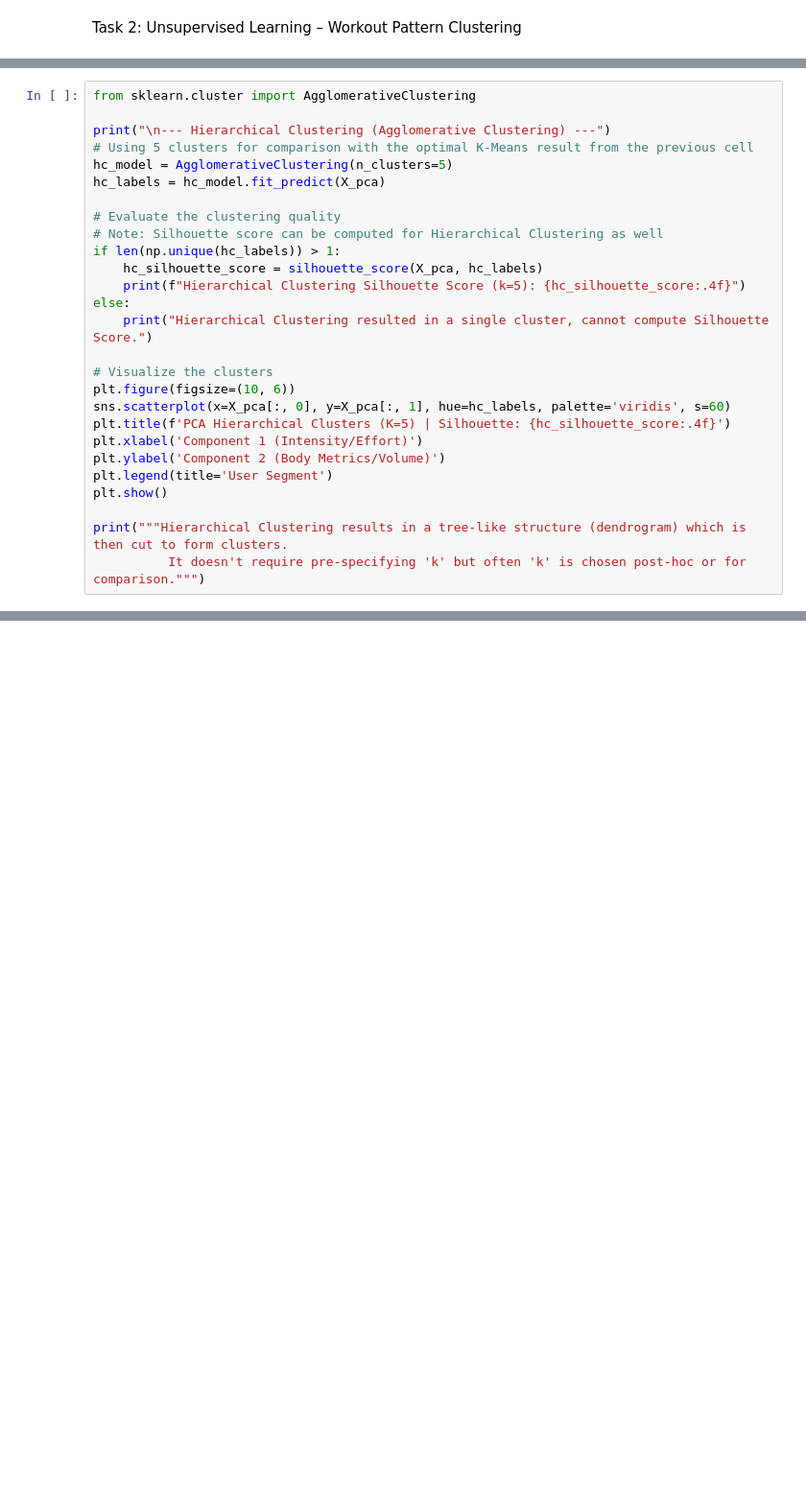
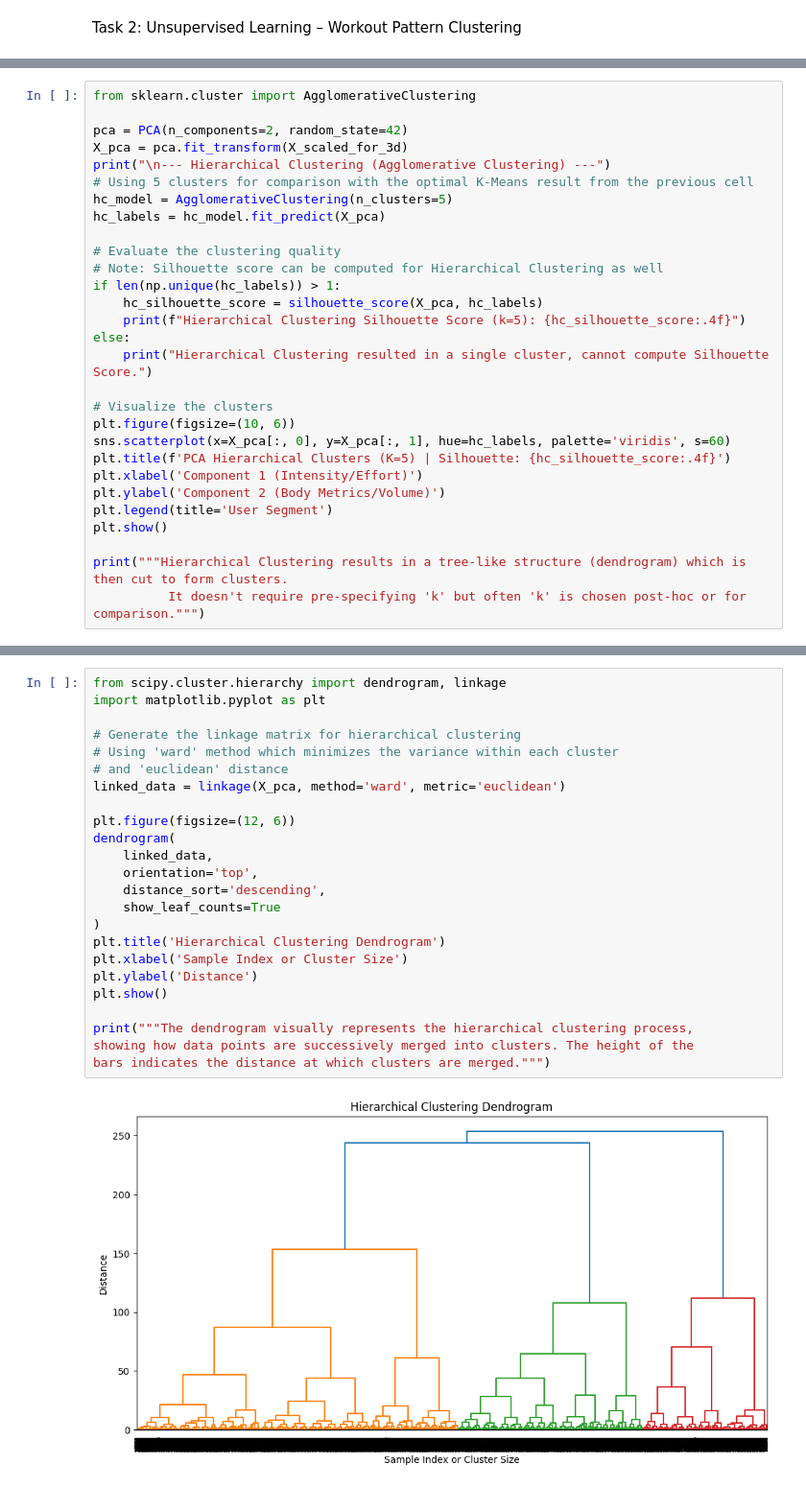
Before and after one commit to suriyaliyara/Fitbit_Calori_Regress_Cluster_ML, a Jupyter notebook: fitbit.ipynb, the cells around one changed output, grey strips where cells are left out. Shown at 96% size. Drawn from its saved outputs; the diff is of its cells as text; blank space fills up the shorter version.

```diff
--- a/fitbit.ipynb
+++ b/fitbit.ipynb
@@ -572,6 +592,8 @@ Final Choice: K=5 (Highest Score: 0.3807)
 # %%
 from sklearn.cluster import AgglomerativeClustering
 
+pca = PCA(n_components=2, random_state=42)
+X_pca = pca.fit_transform(X_scaled_for_3d)
 print("\n--- Hierarchical Clustering (Agglomerative Clustering) ---")
 # Using 5 clusters for comparison with the optimal K-Means result from the previous cell
 hc_model = AgglomerativeClustering(n_clusters=5)
@@ -650,0 +627,26 @@ DBSCAN is effective at finding arbitrarily shaped clusters and identifying outli
+# %%
+from scipy.cluster.hierarchy import dendrogram, linkage
+import matplotlib.pyplot as plt
+
+# Generate the linkage matrix for hierarchical clustering
+# Using 'ward' method which minimizes the variance within each cluster
+# and 'euclidean' distance
+linked_data = linkage(X_pca, method='ward', metric='euclidean')
+
+plt.figure(figsize=(12, 6))
+dendrogram(
+    linked_data,
+    orientation='top',
+    distance_sort='descending',
+    show_leaf_counts=True
+)
+plt.title('Hierarchical Clustering Dendrogram')
+plt.xlabel('Sample Index or Cluster Size')
+plt.ylabel('Distance')
+plt.show()
+
+print("""The dendrogram visually represents the hierarchical clustering process,
+showing how data points are successively merged into clusters. The height of the
+bars indicates the distance at which clusters are merged.""")
+# %% [output]
+[figure, added]
```
Also changed, not shown: parts of 13 cells of this notebook.
